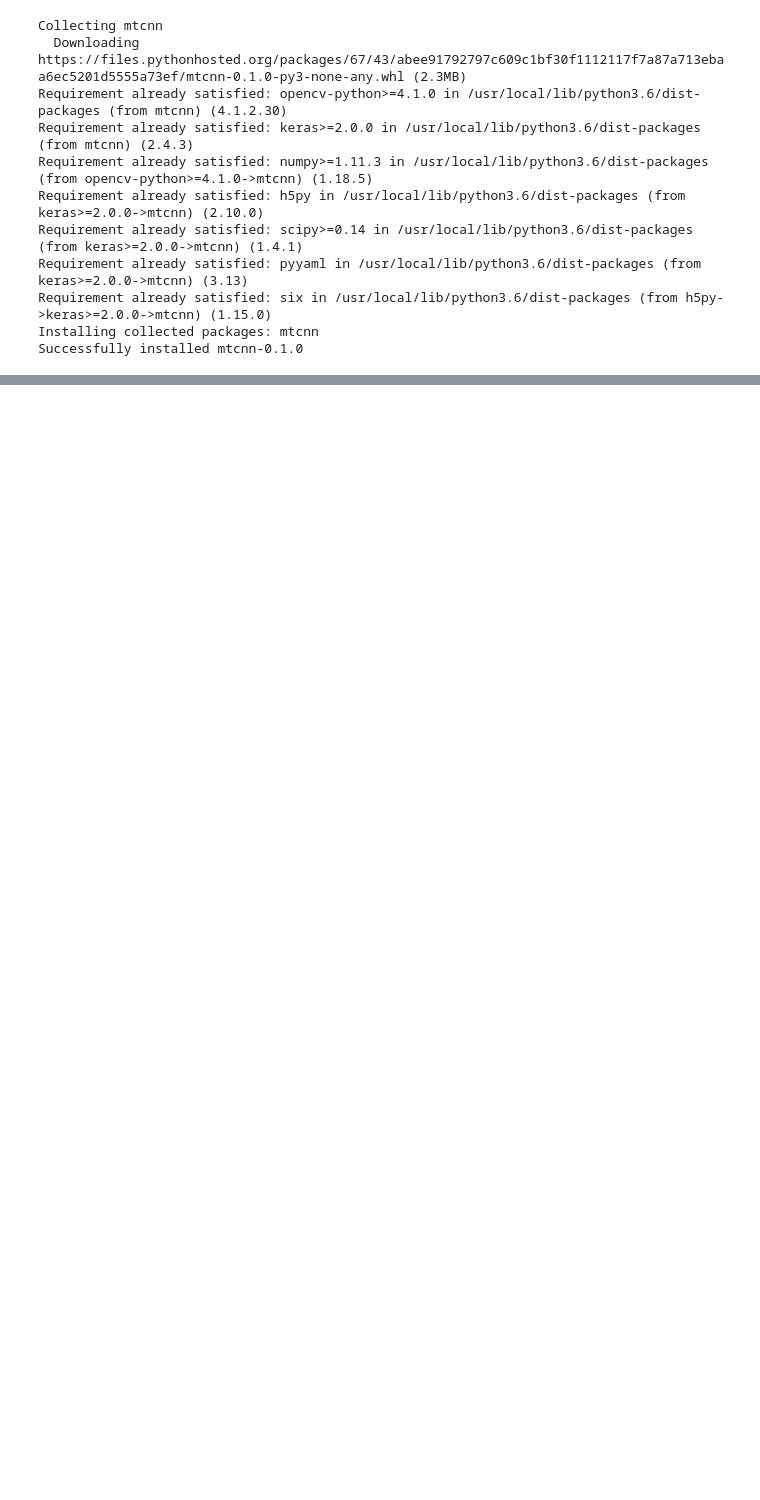
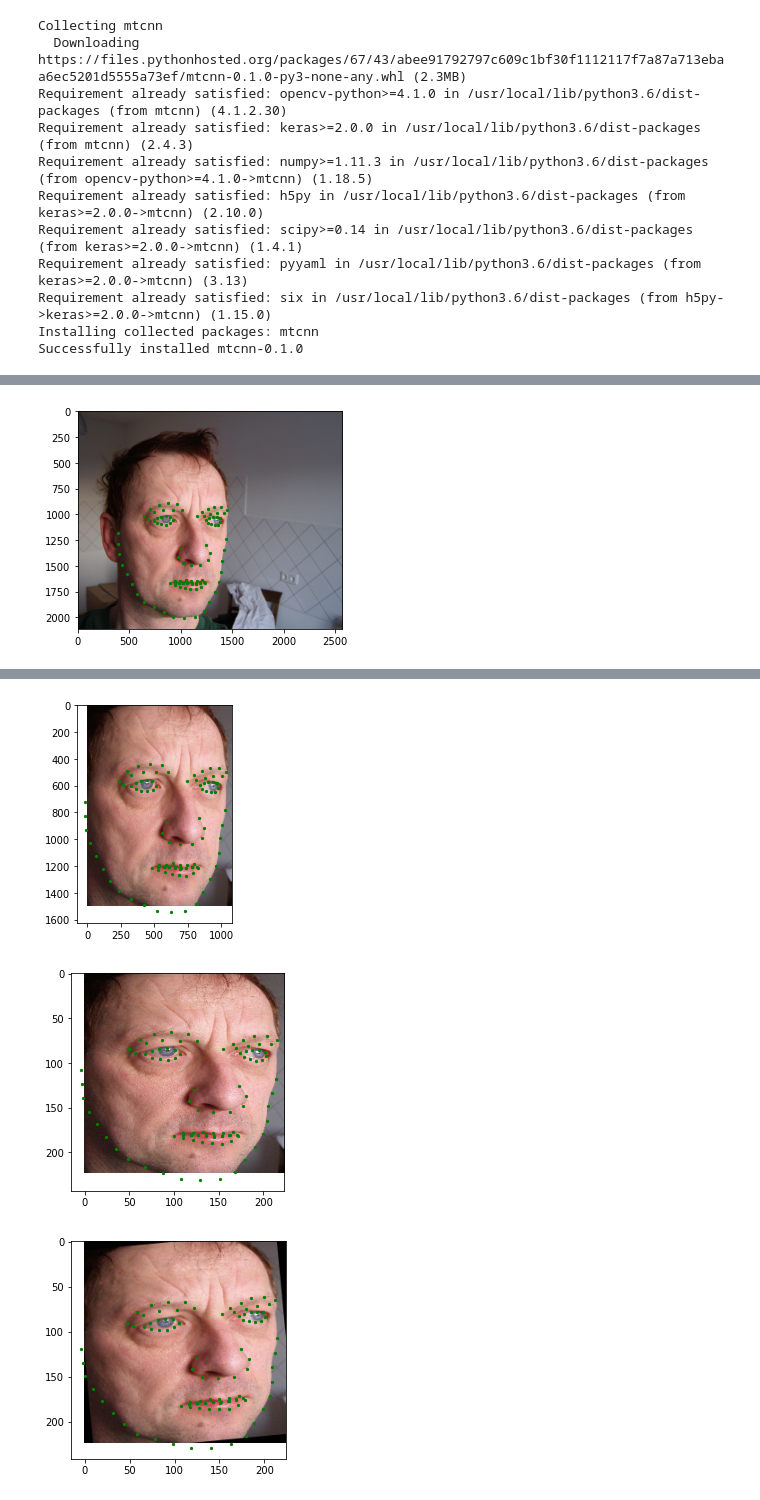
Before and after one commit to alexandrufiruti/masterlastyear, a Jupyter notebook: mlav/face_landmark_localization.ipynb, the cells around one changed output, grey strips where cells are left out. Saved outputs shown, nothing was run; the diff lists cells and outputs as text; code cells hidden in the pictures; blank space fills up the shorter version.

```diff
--- a/mlav/face_landmark_localization.ipynb
+++ b/mlav/face_landmark_localization.ipynb
@@ -185,0 +102,75 @@ WARNING:tensorflow:5 out of the last 17 calls to <function Model.make_predict_fu
+# %%
+from mtcnn import MTCNN
+import cv2
+import random
+import imutils
+from PIL import Image
+from math import cos, sin, radians
+
+cropped_image_size = 224
+filename = '103887554_1'
+angle_range = 10
+
+# printare imagine si landmark suprapus
+def print_face_and_landmark(img, landmark):
+  plt.imshow(img)
+  plt.scatter(landmark[:,0], landmark[:,1], s = 5, c = 'g')
+  plt.show()
+
+# detectare fata prin MTCNN (Multi-task Cascaded Convolutional Networks)
+def detect_face(img):
+  detector = MTCNN()
+  return detector.detect_faces(img)[0]['box']
+
+# crop imagine si actualizare landmark
+def crop_face(img, landmarks, x, y, w, h):
+  cropped = img[y:y+h, x:x+w]
+  # landmark-ul doar se translateaza cu x,y stabilite
+  landmarks_cropped = landmarks - [x,y]
+  return cropped, landmarks_cropped
+
+# modificarea dimensiune imagine si actualizare landmark
+def resize_image(img, landmarks, w, h):
+  cropped_resized = cv2.resize(img,(cropped_image_size, cropped_image_size))
+  landmarks_cropped_resized = landmarks*[cropped_image_size/w,cropped_image_size/h]
+  return cropped_resized, landmarks_cropped_resized
+
+# rotire imagine (cu un numar aleatoriu de grade) si actualizare landmark
+def rotate_image(img, landmarks):
+  angle = random.uniform(-angle_range, +angle_range)
+  np_image = imutils.rotate(np.array(img), angle)
+
+  # https://www.sciencedirect.com/topics/computer-science/image-rotation
+  rotational_center = np.array([cropped_image_size/2, cropped_image_size/2])
+  # matrice de rotatie (https://en.wikipedia.org/wiki/Rotation_matrix)
+  transformation_matrix = np.array([
+            [+cos(radians(angle)), -sin(radians(angle))],
+            [+sin(radians(angle)), +cos(radians(angle))]
+            ])
+  landmarks = landmarks-rotational_center
+  landmarks_rotated = np.matmul(landmarks, transformation_matrix)
+  landmarks_rotated = landmarks_rotated+rotational_center
+
+  return Image.fromarray(np_image), landmarks_rotated
+
+##### PART I - START
+# Code de test: pentru a vizualiza operatiile de transformarea pentru o imagine
+img = cv2.cvtColor(cv2.imread("all_helen/"+filename+".jpg"), cv2.COLOR_BGR2RGB)
+landmarks = np.array(landmark_dict[filename])
+landmarks = landmarks[::2, :] # pentru ca sunt prea multe se elimina jumatate din punctele de landmark
+print_face_and_landmark(img, landmarks)
+
+detector = MTCNN()
+[x,y, w, h] = detect_face(img)
+
+cropped_img, landmarks_after_crop = crop_face(img, landmarks, x, y, w, h)
+print_face_and_landmark(cropped_img, landmarks_after_crop)
+
+cropped_img_resized, landmarks_after_resize = resize_image(cropped_img, landmarks_after_crop, w, h)
+print_face_and_landmark(cropped_img_resized, landmarks_after_resize)
+
+rotated_img, landmarks_after_rotate = rotate_image(cropped_img_resized, landmarks_after_resize)
+print_face_and_landmark(rotated_img, landmarks_after_rotate)
+##### PART I - STOP
+# %% [output]
+[figure, added]
@@ -185,0 +179,3 @@ WARNING:tensorflow:5 out of the last 17 calls to <function Model.make_predict_fu
+[figure, added]
+[figure, added]
+[figure, added]
```
Also changed, not shown: parts of 4 cells of this notebook.
